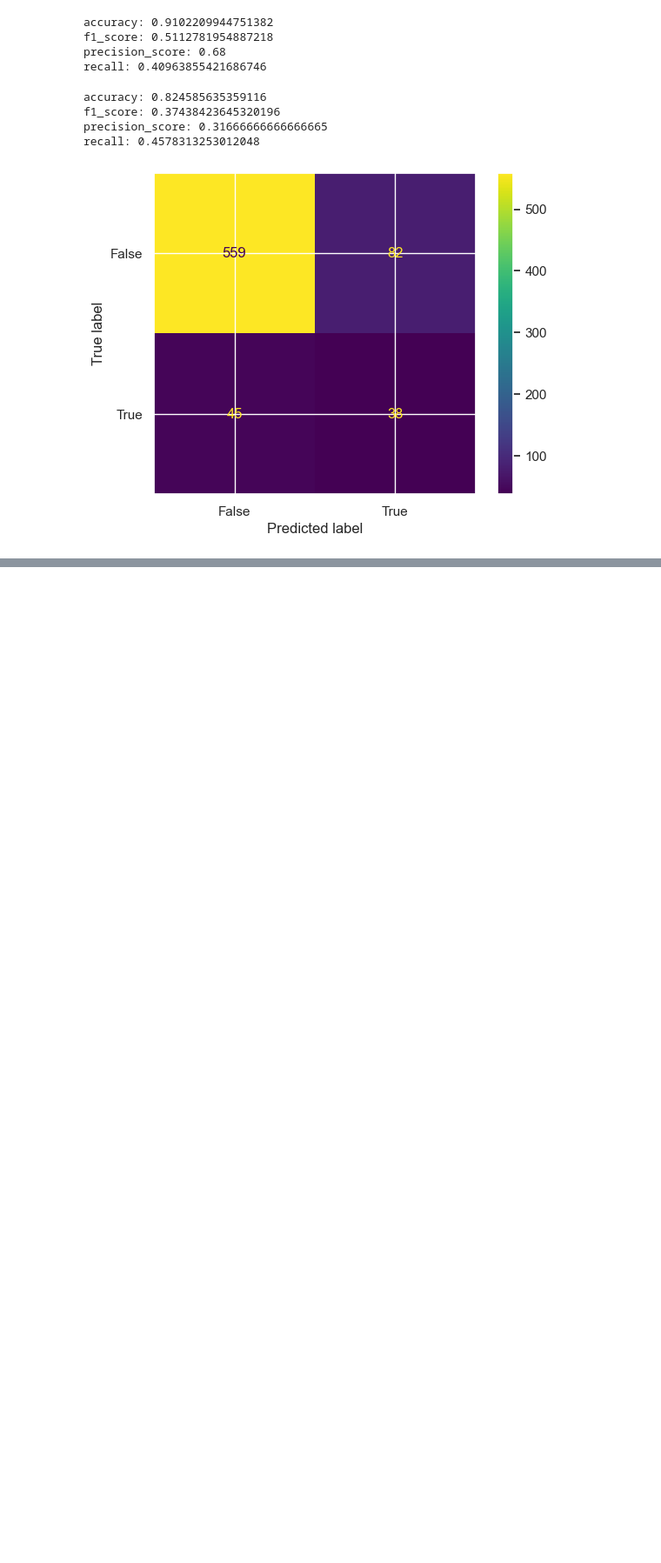
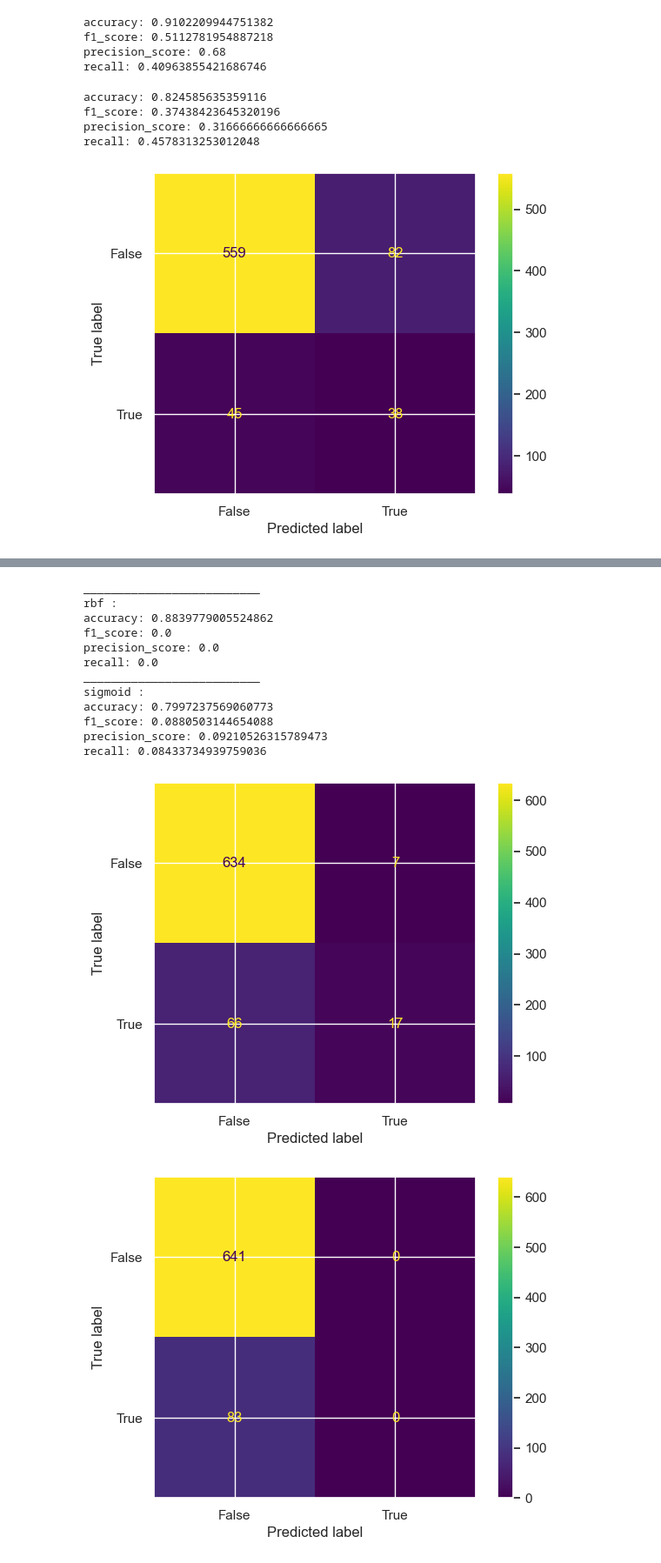
Before and after one commit to UserKrzysztof/MachineLearning-project1, a Jupyter notebook: code/features_engineering_v0.ipynb, the cells around one changed output, grey strips where cells are left out. Shown at 87% size. Drawn from its saved outputs; the diff is of its cells as text; code cells hidden in the pictures; blank space fills up the shorter version.

Commit message:
add svc test

```diff
--- a/code/features_engineering_v0.ipynb
+++ b/code/features_engineering_v0.ipynb
@@ -570,0 +573,11 @@ recall: 0.4578313253012048
+# %%
+from sklearn.svm import SVC
+
+for kernel in ['linear', 'poly', 'rbf', 'sigmoid']:
+    svc = SVC(kernel=kernel)
+    svc.fit(X_train,y_train)
+    y_hat_svc = svc.predict(X_test)
+    print("__________________________")
+    print(kernel,":")
+    printMetrics(y_test, y_hat_svc)
+# %% [output]
@@ -570,0 +596,14 @@ recall: 0.4578313253012048
+__________________________
+rbf :
+accuracy: 0.8839779005524862
+f1_score: 0.0
+precision_score: 0.0
+recall: 0.0
+__________________________
+sigmoid :
+accuracy: 0.7997237569060773
+f1_score: 0.0880503144654088
+precision_score: 0.09210526315789473
+recall: 0.08433734939759036
+[figure, added]
+[figure, added]
```
Also changed, not shown: parts of 9 cells of this notebook.
